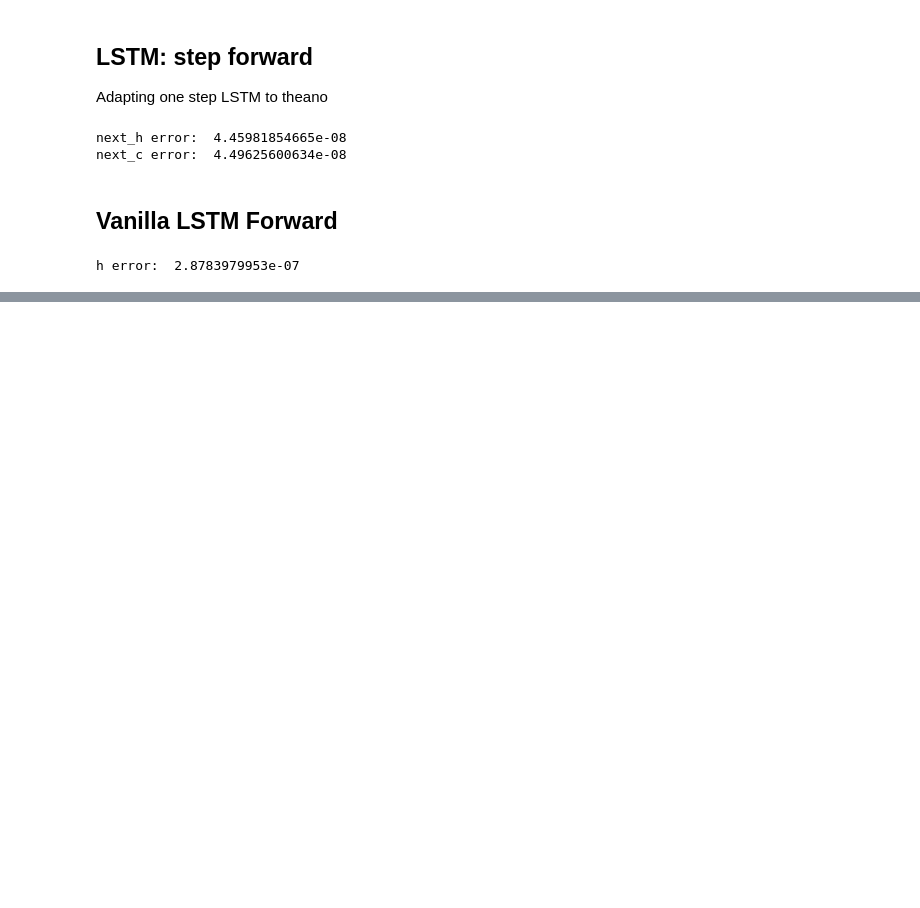
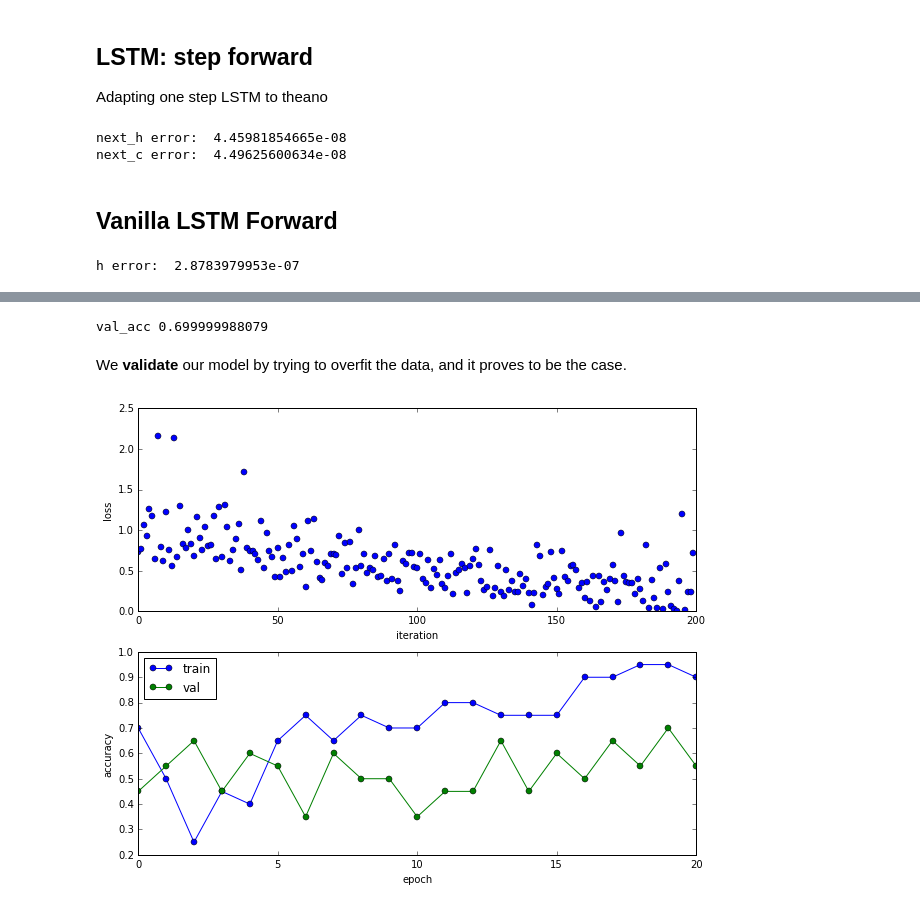
Before and after one commit to windweller/Parable, a Jupyter notebook: RNN_Sentiment.ipynb, the cells around one changed output, grey strips where cells are left out. Drawn from its saved outputs; the diff is of its cells as text; code cells hidden in the pictures; blank space fills up the shorter version.

```diff
--- a/RNN_Sentiment.ipynb
+++ b/RNN_Sentiment.ipynb
@@ -386,0 +428,26 @@ Global attention layer is very traditional, reference [Luong's paper](http://arx
+# %%
+from classifier.rnn_encoder_solver import EncoderSolver
+
+num_train = 200
+batch_size = 20
+small_data = {
+  'X_train': data['X_train'][:num_train],
+  'y_train': data['y_train'][:num_train],
+  'X_val': data['X_val'][:num_train/2],
+  'y_val': data['y_val'][:num_train/2],
+}
+
+X = T.imatrix('X')
+y = T.ivector('y')
+
+# max_seq_length = 57
+encoder = RNNEncoder(data['word_idx_map'], data['idx_word_map'], data['W_embed'], max_seq_length=20, batch_size=batch_size)
+solver = EncoderSolver(encoder,
+                       small_data, X, y,
+                num_epochs=20, batch_size=batch_size,
+                update_rule='adam',
+                optim_config={
+                  'learning_rate': 1e-2,
+                },
+                verbose=True, print_every=10)
+solver.train()
@@ -386,0 +472,23 @@ Global attention layer is very traditional, reference [Luong's paper](http://arx
+# %%
+val_loss, val_acc = solver.check_accuracy(small_data['X_val'], small_data['y_val'], batch_size=batch_size)
+print "val_acc", val_acc
+# %% [output]
+val_acc 0.699999988079
+# %% [markdown]
+We **validate** our model by trying to overfit the data, and it proves to be the case.
+# %%
+# plot loss history
+plt.subplot(2, 1, 1)
+plt.plot(solver.loss_history, 'o')
+plt.xlabel('iteration')
+plt.ylabel('loss')
+
+plt.subplot(2, 1, 2)
+plt.plot(solver.train_acc_history, '-o')
+plt.plot(solver.val_acc_history, '-o')
+plt.legend(['train', 'val'], loc='upper left')
+plt.xlabel('epoch')
+plt.ylabel('accuracy')
+plt.show()
+# %% [output]
+[figure, added]
```
Also changed, not shown: parts of 11 cells of this notebook, 9 other files.
